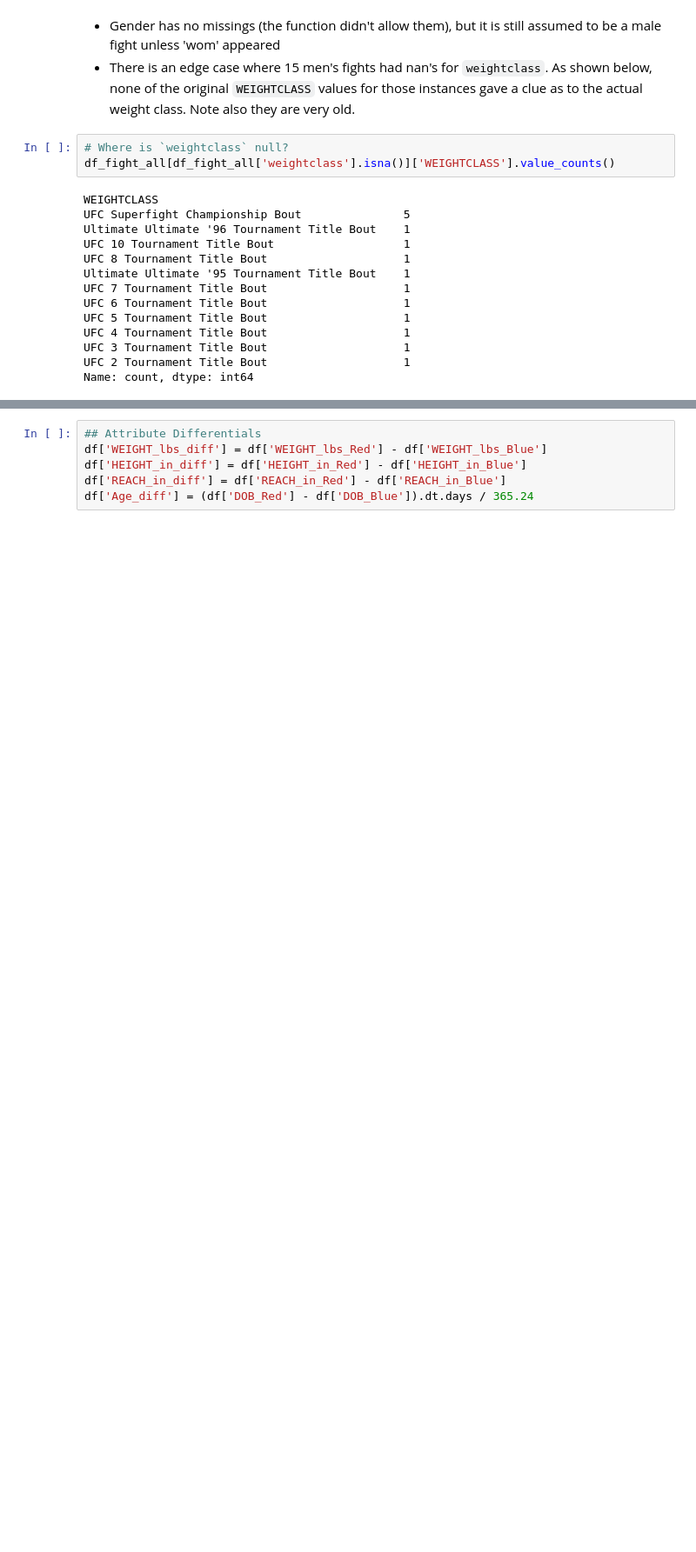
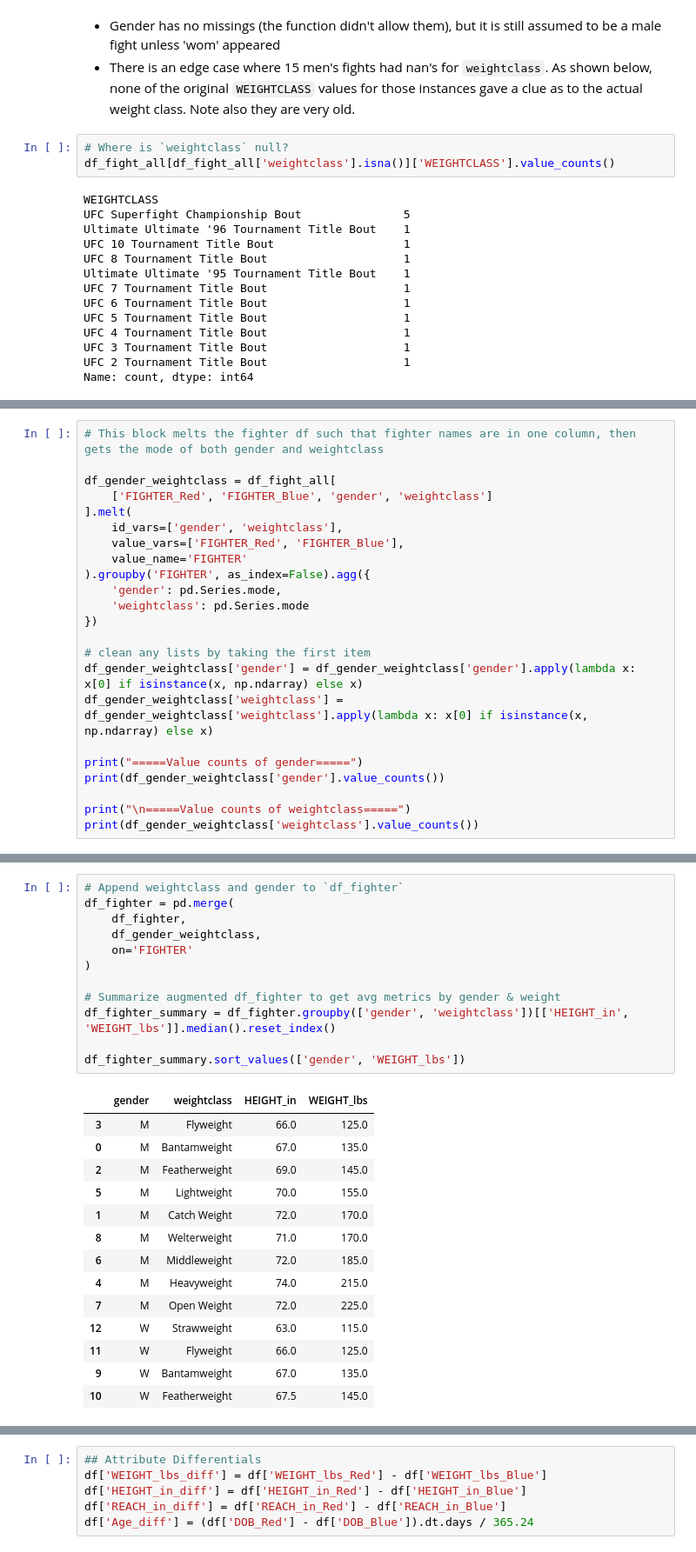
Before and after one commit to jawneller/ufc_analysis, a Jupyter notebook: clean_feature_engineer.ipynb, the cells around one changed output, grey strips where cells are left out. Shown: that part at 87% size. Saved outputs shown, nothing was run; the diff lists cells and outputs as text; blank space fills up the shorter version.

Commit message:
add fighter imputations

```diff
--- a/clean_feature_engineer.ipynb
+++ b/clean_feature_engineer.ipynb
@@ -316,0 +297,23 @@ Name: count, dtype: int64
+# %%
+# This block melts the fighter df such that fighter names are in one column, then gets the mode of both gender and weightclass
+
+df_gender_weightclass = df_fight_all[
+    ['FIGHTER_Red', 'FIGHTER_Blue', 'gender', 'weightclass']
+].melt(
+    id_vars=['gender', 'weightclass'],
+    value_vars=['FIGHTER_Red', 'FIGHTER_Blue'],
+    value_name='FIGHTER'
+).groupby('FIGHTER', as_index=False).agg({
+    'gender': pd.Series.mode,
+    'weightclass': pd.Series.mode
+})
+
+# clean any lists by taking the first item
+df_gender_weightclass['gender'] = df_gender_weightclass['gender'].apply(lambda x: x[0] if isinstance(x, np.ndarray) else x)
+df_gender_weightclass['weightclass'] = df_gender_weightclass['weightclass'].apply(lambda x: x[0] if isinstance(x, np.ndarray) else x)
+
+print("=====Value counts of gender=====")
+print(df_gender_weightclass['gender'].value_counts())
+
+print("\n=====Value counts of weightclass=====")
+print(df_gender_weightclass['weightclass'].value_counts())
@@ -316,0 +340,27 @@ Name: count, dtype: int64
+# %%
+# Append weightclass and gender to `df_fighter`
+df_fighter = pd.merge(
+    df_fighter,
+    df_gender_weightclass,
+    on='FIGHTER'
+)
+
+# Summarize augmented df_fighter to get avg metrics by gender & weight
+df_fighter_summary = df_fighter.groupby(['gender', 'weightclass'])[['HEIGHT_in',  'WEIGHT_lbs']].median().reset_index()
+
+df_fighter_summary.sort_values(['gender', 'WEIGHT_lbs'])
+# %% [output]
+|  | gender | weightclass | HEIGHT_in | WEIGHT_lbs |
+| 3 | M | Flyweight | 66.0 | 125.0 |
+| 0 | M | Bantamweight | 67.0 | 135.0 |
+| 2 | M | Featherweight | 69.0 | 145.0 |
+| 5 | M | Lightweight | 70.0 | 155.0 |
+| 1 | M | Catch Weight | 72.0 | 170.0 |
+| 8 | M | Welterweight | 71.0 | 170.0 |
+| 6 | M | Middleweight | 72.0 | 185.0 |
+| 4 | M | Heavyweight | 74.0 | 215.0 |
+| 7 | M | Open Weight | 72.0 | 225.0 |
+| 12 | W | Strawweight | 63.0 | 115.0 |
+| 11 | W | Flyweight | 66.0 | 125.0 |
+| 9 | W | Bantamweight | 67.0 | 135.0 |
+| 10 | W | Featherweight | 67.5 | 145.0 |
```
Also changed, not shown: parts of 42 cells of this notebook.
